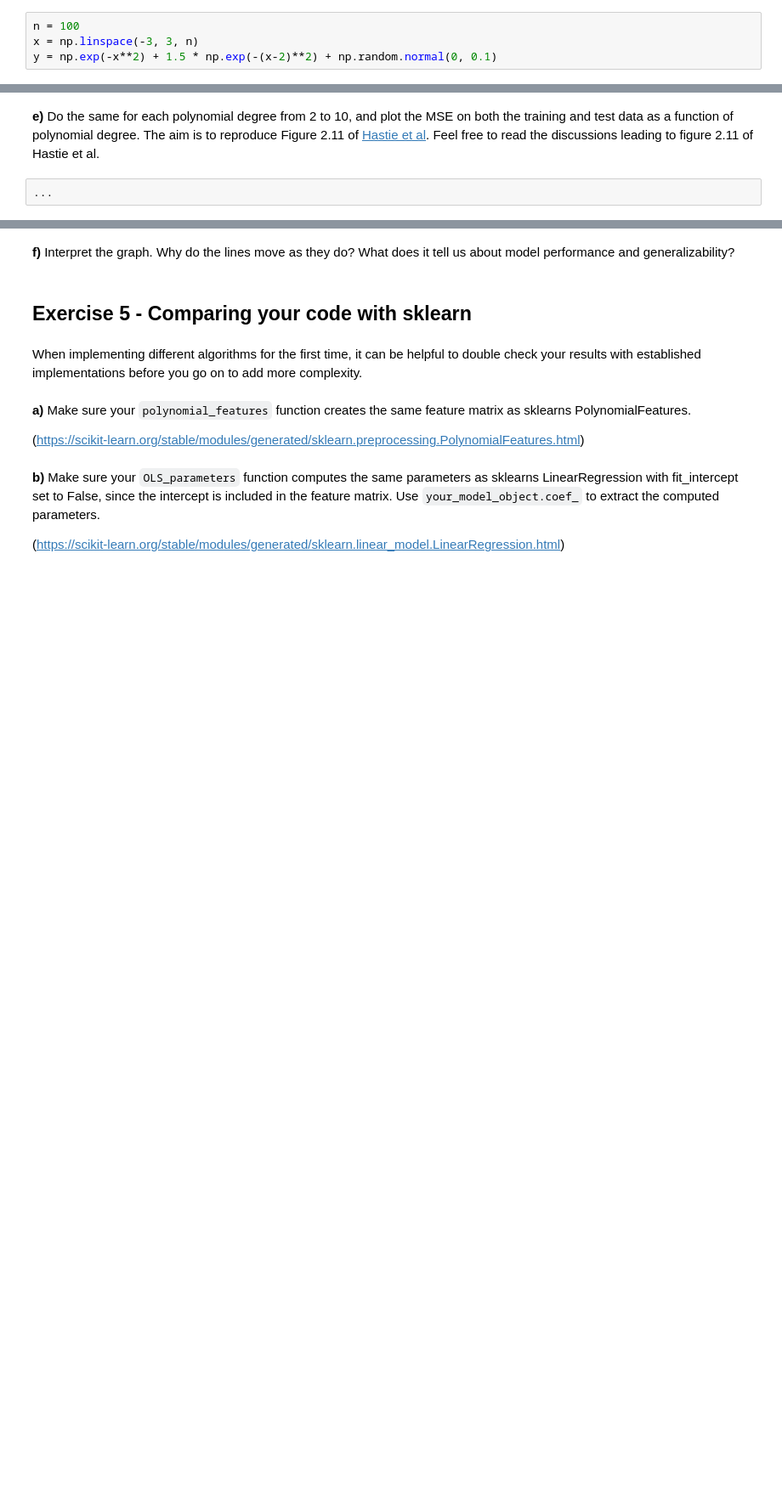
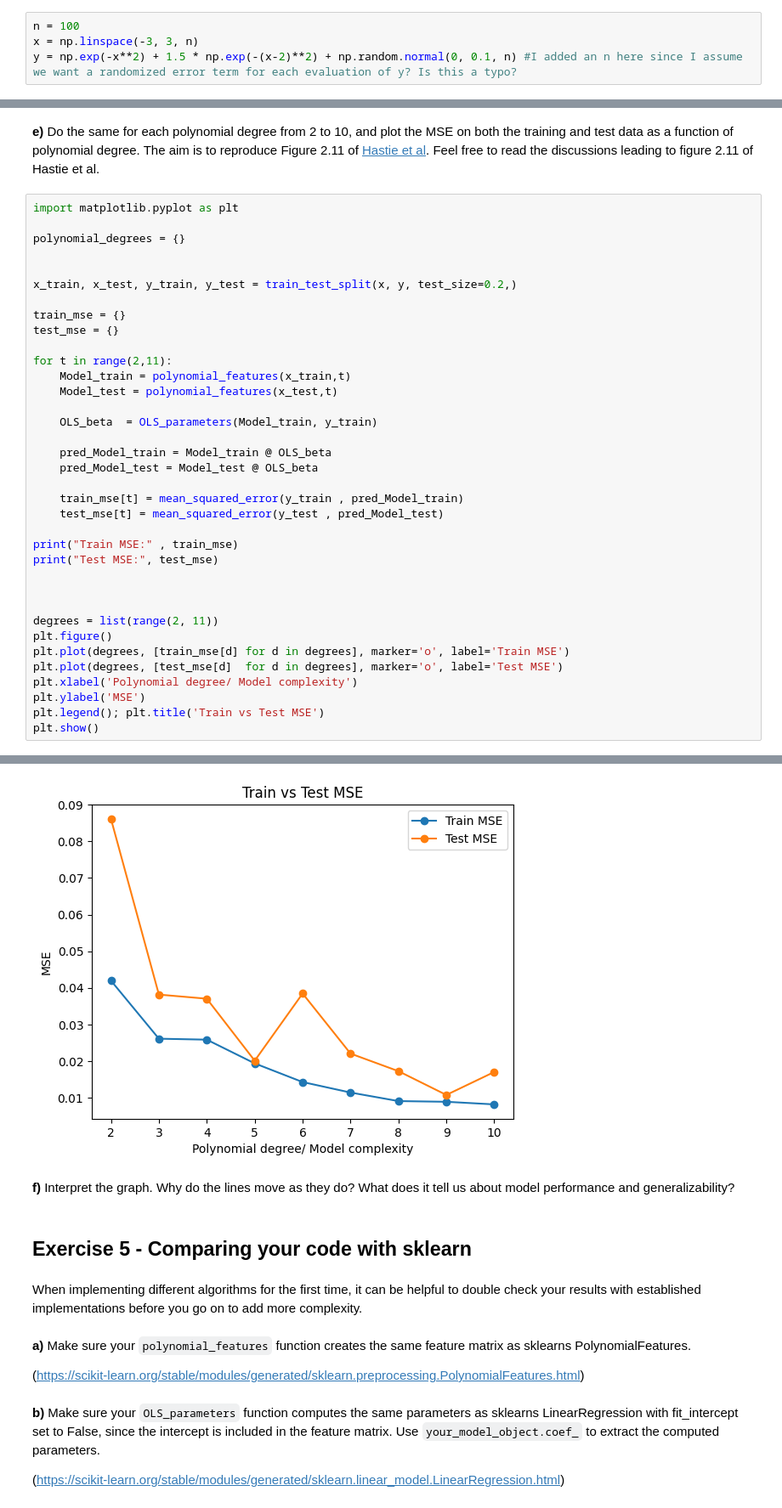
Before and after one commit to AmundAlsvik/FYS-STK4155, a Jupyter notebook: E2.ipynb, the cells around one changed output, grey strips where cells are left out. Shown at 85% size. Saved outputs shown, nothing was run; the diff lists cells and outputs as text; blank space fills up the shorter version.

```diff
--- a/E2.ipynb
+++ b/E2.ipynb
@@ -153,7 +153,7 @@ When fitting a polynomial with linear regression, we make each polynomial degree
 # %%
 n = 100
 x = np.linspace(-3, 3, n)
-y = np.exp(-x**2) + 1.5 * np.exp(-(x-2)**2) + np.random.normal(0, 0.1)
+y = np.exp(-x**2) + 1.5 * np.exp(-(x-2)**2) + np.random.normal(0, 0.1, n) #I added an n here since I assume we want a randomized error term for each evaluation of y? Is this a typo?
 # %% [markdown]
 **a)** Create a feature matrix $\boldsymbol{X}$ for the features $x, x^2, x^3, x^4, x^5$, including an intercept column of ones at the start. Make this into a function, as you will do this a lot over the next weeks.
 # %%
@@ -195,5 +195,39 @@ print(test_mse)
 # %% [markdown]
 **e)** Do the same for each polynomial degree from 2 to 10, and plot the MSE on both the training and test data as a function of polynomial degree. The aim is to reproduce Figure 2.11 of [Hastie et al](https://github.com/CompPhysics/MLErasmus/blob/master/doc/Textbooks/elementsstat.pdf). Feel free to read the discussions leading to figure 2.11 of Hastie et al.
 # %%
-...
+import matplotlib.pyplot as plt
+
+polynomial_degrees = {}
+
+
+x_train, x_test, y_train, y_test = train_test_split(x, y, test_size=0.2,)
+
+train_mse = {}
+test_mse = {}
+
+for t in range(2,11):
+    Model_train = polynomial_features(x_train,t)
+    Model_test = polynomial_features(x_test,t)
+
+    OLS_beta  = OLS_parameters(Model_train, y_train)
+
+    pred_Model_train = Model_train @ OLS_beta
+    pred_Model_test = Model_test @ OLS_beta
+
+    train_mse[t] = mean_squared_error(y_train , pred_Model_train)
+    test_mse[t] = mean_squared_error(y_test , pred_Model_test)
+
+print("Train MSE:" , train_mse)
+print("Test MSE:", test_mse)
+
+
+
+degrees = list(range(2, 11))
+plt.figure()
+plt.plot(degrees, [train_mse[d] for d in degrees], marker='o', label='Train MSE')
+plt.plot(degrees, [test_mse[d]  for d in degrees], marker='o', label='Test MSE')
+plt.xlabel('Polynomial degree/ Model complexity')
+plt.ylabel('MSE')
+plt.legend(); plt.title('Train vs Test MSE')
+plt.show()
 # %% [output]
@@ -201,3 +236,4 @@ Ellipsis
+[figure, added]
 # %% [markdown]
 **f)** Interpret the graph. Why do the lines move as they do? What does it tell us about model performance and generalizability?
 # %% [markdown]
```
Also changed, not shown: parts of 2 cells of this notebook.
